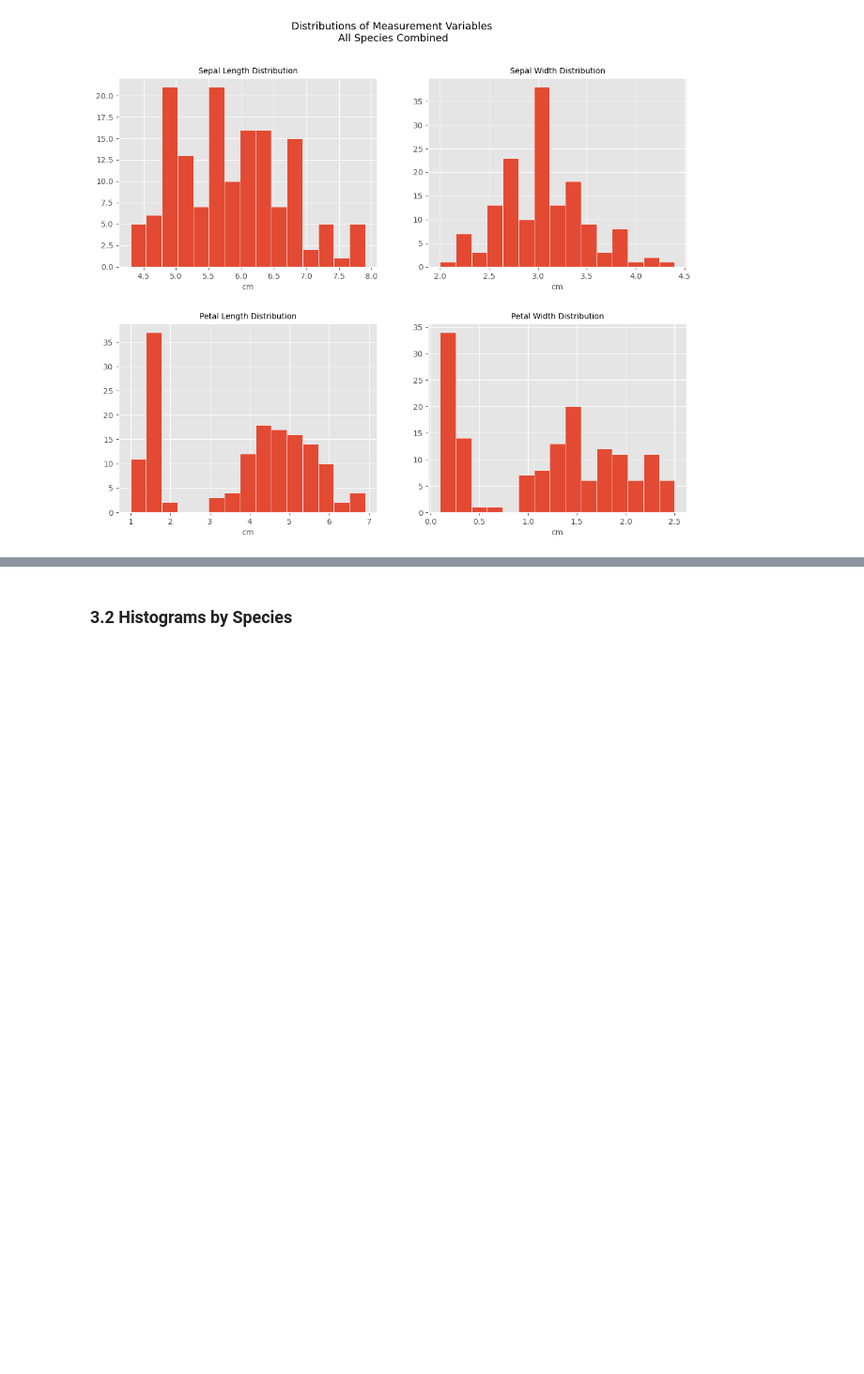
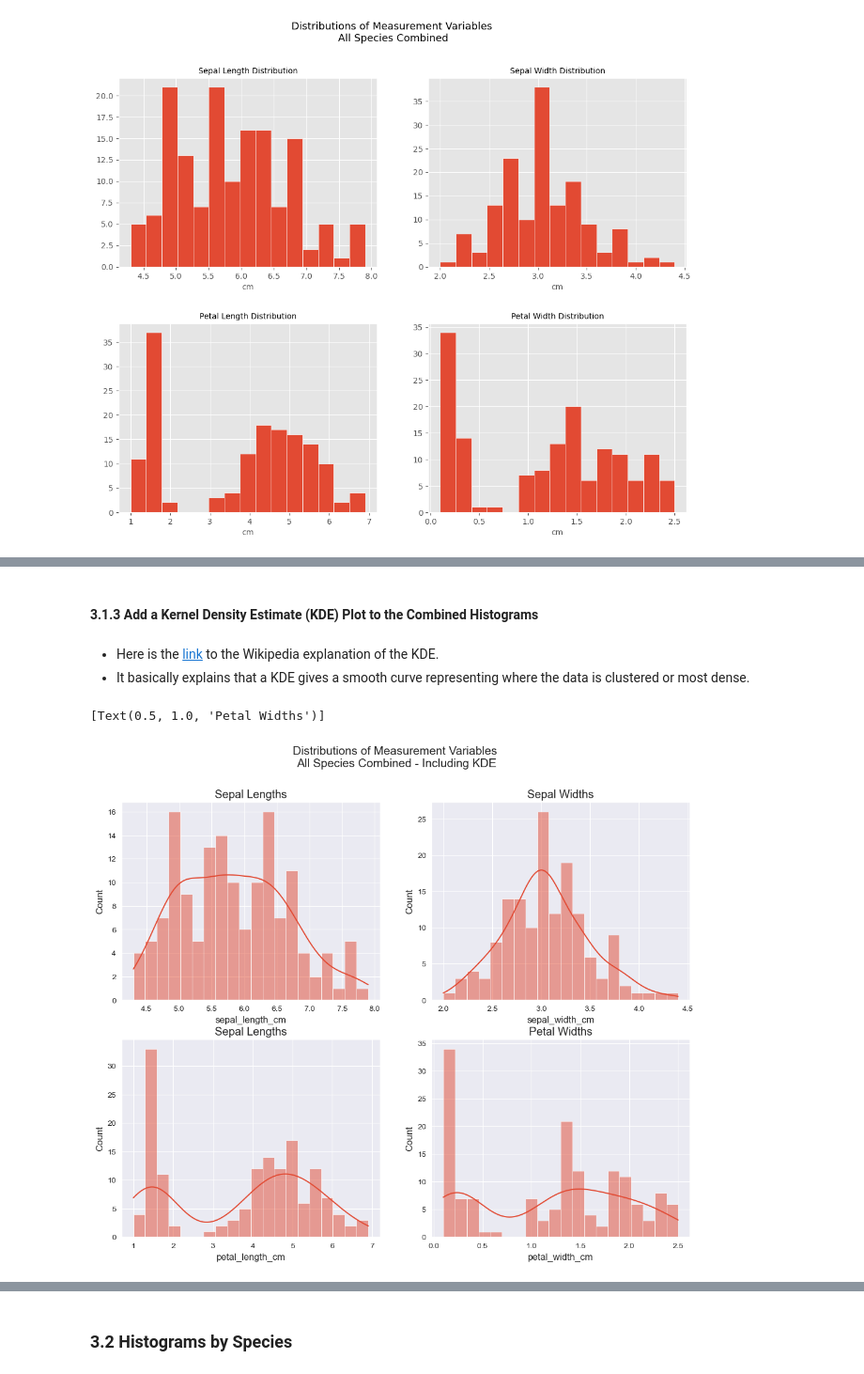
Before and after one commit to PaulShox/pands-project, a Jupyter notebook: analysis.ipynb, the cells around one changed output, grey strips where cells are left out. Shown at 94% size. Drawn from its saved outputs; the diff is of its cells as text; code cells hidden in the pictures; blank space fills up the shorter version.

```diff
--- a/analysis.ipynb
+++ b/analysis.ipynb
@@ -303,0 +313,19 @@ plt.savefig('histogram.png')
+# %% [markdown]
+#### 3.1.3 Add a Kernel Density Estimate (KDE) Plot to the Combined Histograms
+# %% [markdown]
+- Here is the [link](https://en.wikipedia.org/wiki/Kernel_density_estimation) to the Wikipedia explanation of the KDE.
+- It basically explains that a KDE gives a smooth curve representing where the data is clustered or most dense.
+# %%
+# Setup the structure of the figure and number of axes.
+sns.set_style('darkgrid')
+fig, axes = plt.subplots(2, 2, figsize=(13, 10))
+fig.suptitle('Distributions of Measurement Variables \nAll Species Combined - Including KDE', fontsize=15)
+
+# Setup the variables to be plotted and analysed in each axes. Use kde=True to add the Kernel Density Estimate
+sns.histplot(ax=axes[0, 0], data=iris, x='sepal_length_cm', bins=20, kde=True).set(title='Sepal Lengths')
+sns.histplot(ax=axes[0, 1], data=iris, x='sepal_width_cm', bins=20, kde=True).set(title='Sepal Widths')
+sns.histplot(ax=axes[1, 0], data=iris, x='petal_length_cm', bins=20, kde=True).set(title='Sepal Lengths')
+sns.histplot(ax=axes[1, 1], data=iris, x='petal_width_cm', bins=20, kde=True).set(title='Petal Widths')
+# %% [output]
+[Text(0.5, 1.0, 'Petal Widths')]
+[figure, added]
```
Also changed, not shown: parts of 36 cells of this notebook, 2 other files.
